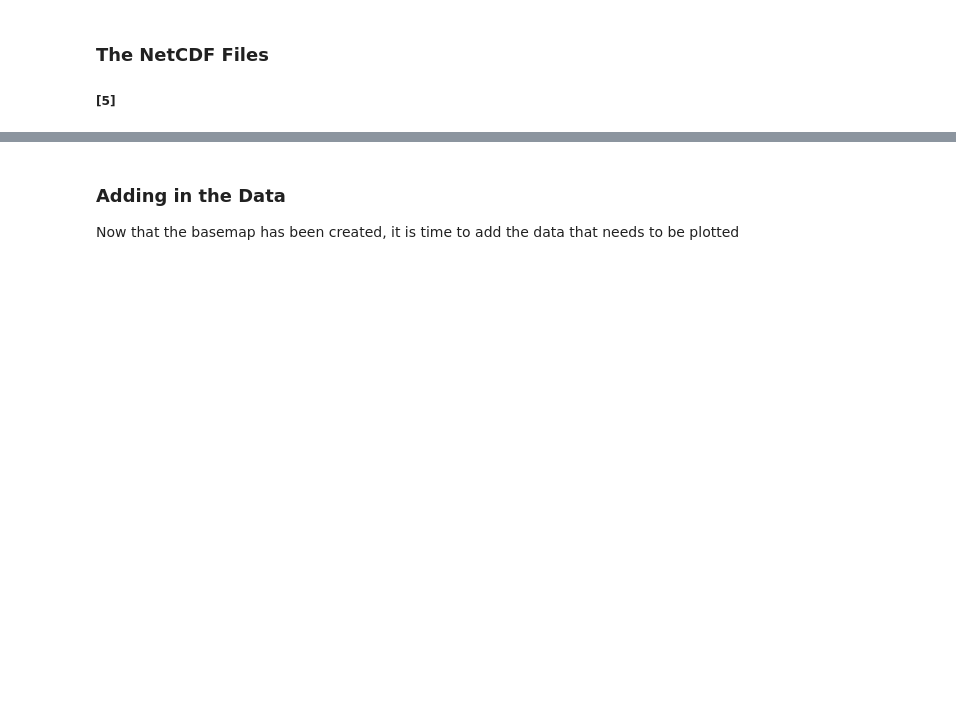
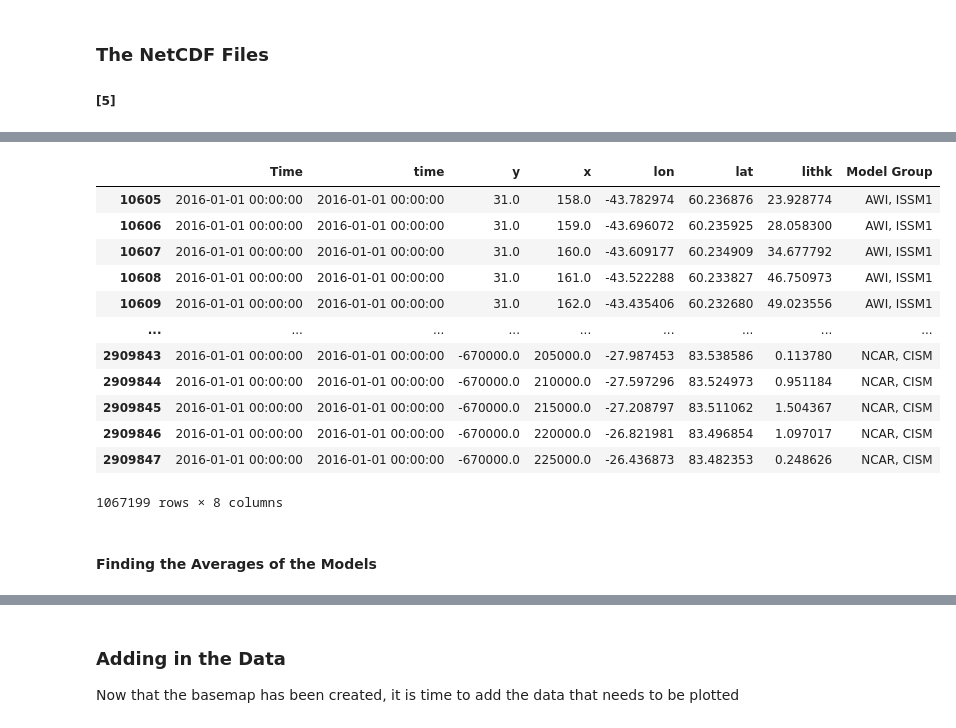
Before and after one commit to embyrne0/ISMIP6_Clustering, a Jupyter notebook: main_ismip.ipynb, the cells around one changed output, grey strips where cells are left out. Cells and saved outputs as stored; diff of their text form; code cells hidden in the pictures; blank space fills up the shorter version.

```diff
--- a/main_ismip.ipynb
+++ b/main_ismip.ipynb
@@ -60,0 +317,18 @@ I will be mapping Greenland using Cartopgy and the ccrs.Orthographic. This allow
+# %%
+filtered_data
+# %% [output]
+|  | Time | time | y | x | lon | lat | lithk | Model Group |
+| 10605 | 2016-01-01 00:00:00 | 2016-01-01 00:00:00 | 31.0 | 158.0 | -43.782974 | 60.236876 | 23.928774 | AWI, ISSM1 |
+| 10606 | 2016-01-01 00:00:00 | 2016-01-01 00:00:00 | 31.0 | 159.0 | -43.696072 | 60.235925 | 28.058300 | AWI, ISSM1 |
+| 10607 | 2016-01-01 00:00:00 | 2016-01-01 00:00:00 | 31.0 | 160.0 | -43.609177 | 60.234909 | 34.677792 | AWI, ISSM1 |
+| 10608 | 2016-01-01 00:00:00 | 2016-01-01 00:00:00 | 31.0 | 161.0 | -43.522288 | 60.233827 | 46.750973 | AWI, ISSM1 |
+| 10609 | 2016-01-01 00:00:00 | 2016-01-01 00:00:00 | 31.0 | 162.0 | -43.435406 | 60.232680 | 49.023556 | AWI, ISSM1 |
+| ... | ... | ... | ... | ... | ... | ... | ... | ... |
+| 2909843 | 2016-01-01 00:00:00 | 2016-01-01 00:00:00 | -670000.0 | 205000.0 | -27.987453 | 83.538586 | 0.113780 | NCAR, CISM |
+| 2909844 | 2016-01-01 00:00:00 | 2016-01-01 00:00:00 | -670000.0 | 210000.0 | -27.597296 | 83.524973 | 0.951184 | NCAR, CISM |
+| 2909845 | 2016-01-01 00:00:00 | 2016-01-01 00:00:00 | -670000.0 | 215000.0 | -27.208797 | 83.511062 | 1.504367 | NCAR, CISM |
+| 2909846 | 2016-01-01 00:00:00 | 2016-01-01 00:00:00 | -670000.0 | 220000.0 | -26.821981 | 83.496854 | 1.097017 | NCAR, CISM |
+| 2909847 | 2016-01-01 00:00:00 | 2016-01-01 00:00:00 | -670000.0 | 225000.0 | -26.436873 | 83.482353 | 0.248626 | NCAR, CISM |
+1067199 rows × 8 columns
+# %% [markdown]
+#### Finding the Averages of the Models
```
Also changed, not shown: parts of 33 cells of this notebook.
